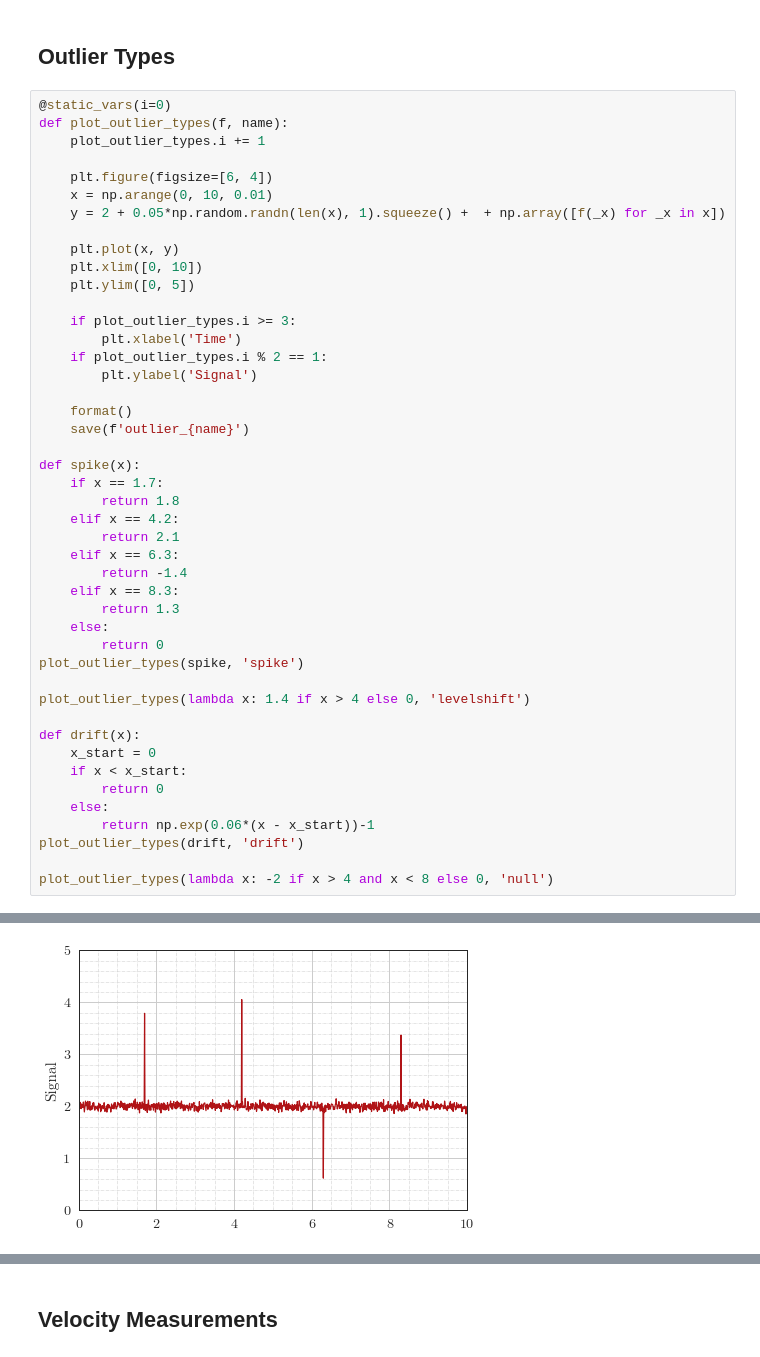
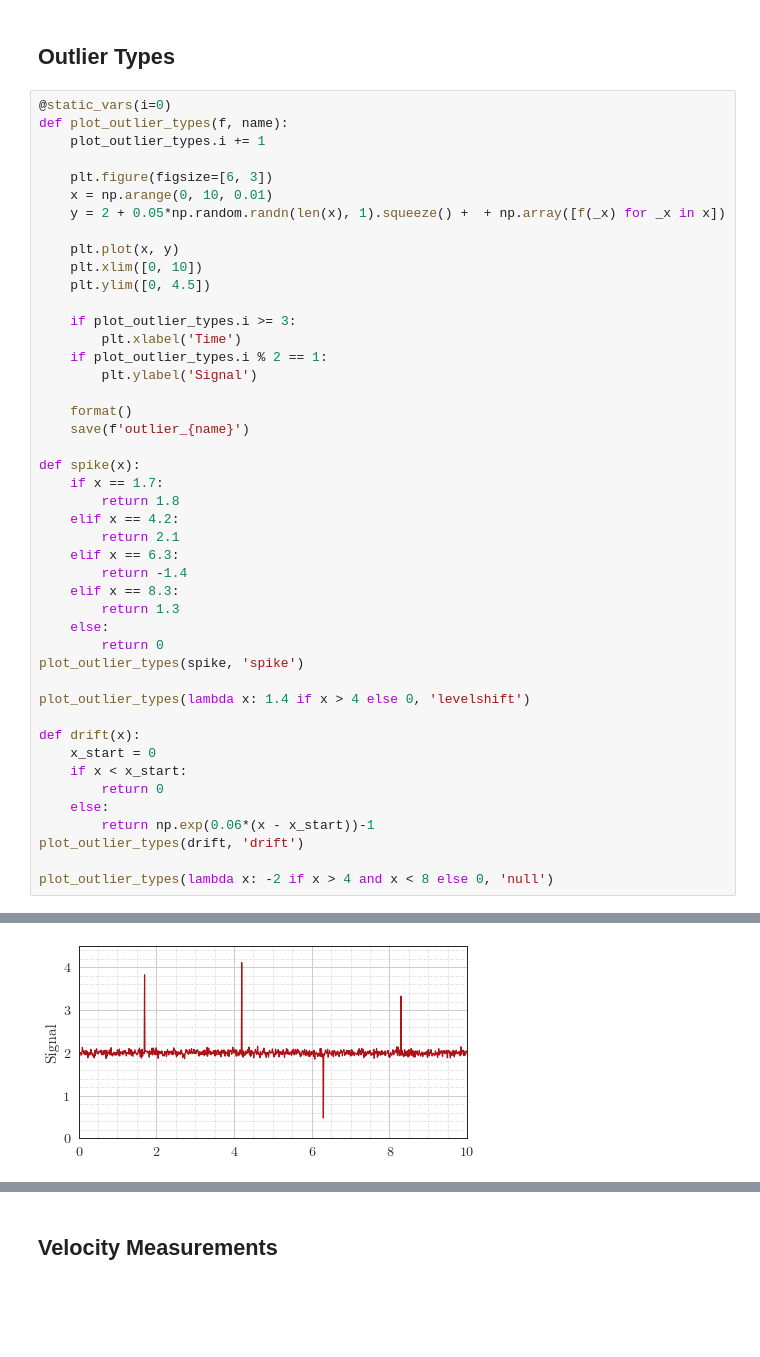
Before and after one commit to DominikStiller/dhbw-t3100, a Jupyter notebook: T3100.ipynb, the cells around one changed output, grey strips where cells are left out. Cells and saved outputs as stored; diff of their text form; blank space fills up the shorter version.

```diff
--- a/T3100.ipynb
+++ b/T3100.ipynb
@@ -64,13 +64,13 @@ def load_results(file, columns, offset=0, time_scale=1):
 def plot_outlier_types(f, name):
     plot_outlier_types.i += 1
 
-    plt.figure(figsize=[6, 4])
+    plt.figure(figsize=[6, 3])
     x = np.arange(0, 10, 0.01)
     y = 2 + 0.05*np.random.randn(len(x), 1).squeeze() +  + np.array([f(_x) for _x in x])
 
     plt.plot(x, y)
     plt.xlim([0, 10])
-    plt.ylim([0, 5])
+    plt.ylim([0, 4.5])
 
     if plot_outlier_types.i >= 3:
         plt.xlabel('Time')
@@ -82,31 +82,31 @@ def plot_outlier_types(f, name):
 
 def spike(x):
     if x == 1.7:
         return 1.8
     elif x == 4.2:
         return 2.1
     elif x == 6.3:
         return -1.4
     elif x == 8.3:
         return 1.3
     else:
         return 0
 plot_outlier_types(spike, 'spike')
 
 plot_outlier_types(lambda x: 1.4 if x > 4 else 0, 'levelshift')
 
 def drift(x):
     x_start = 0
     if x < x_start:
         return 0
     else:
         return np.exp(0.06*(x - x_start))-1
 plot_outlier_types(drift, 'drift')
 
 plot_outlier_types(lambda x: -2 if x > 4 and x < 8 else 0, 'null')
 # %% [output]
 'lmroman10-regular.otf' can not be subsetted into a Type 3 font. The entire font will be embedded in the output.
 'lmroman10-regular.otf' can not be subsetted into a Type 3 font. The entire font will be embedded in the output.
 'lmroman10-regular.otf' can not be subsetted into a Type 3 font. The entire font will be embedded in the output.
 'lmroman10-regular.otf' can not be subsetted into a Type 3 font. The entire font will be embedded in the output.
-[figure, old version]
+[figure, new version]
```
Also changed, not shown: parts of 5 cells of this notebook, 53 other files.
